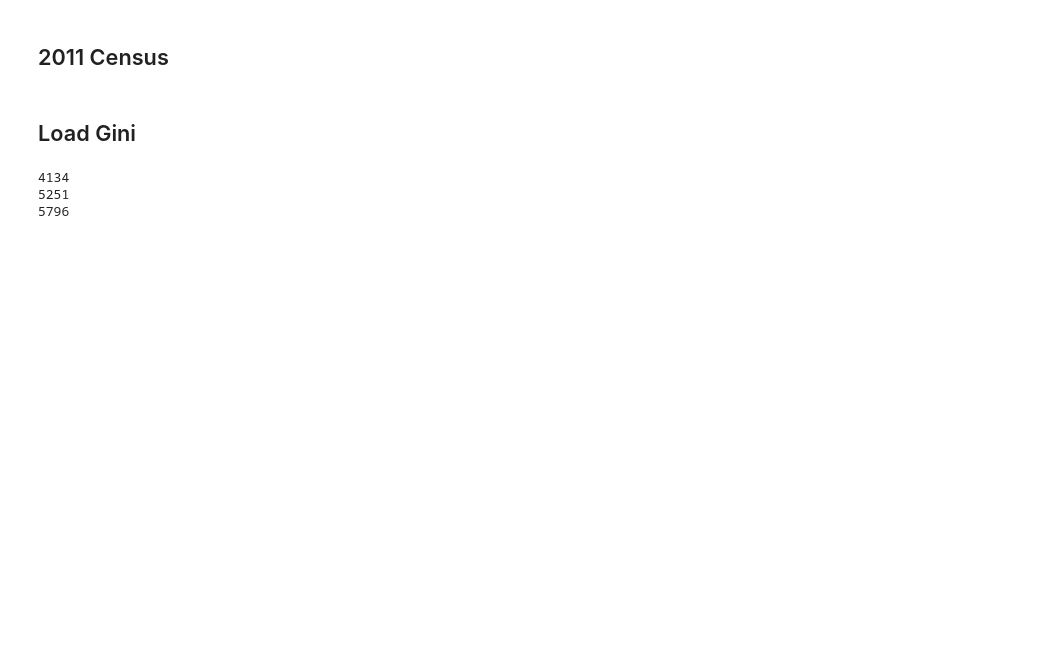
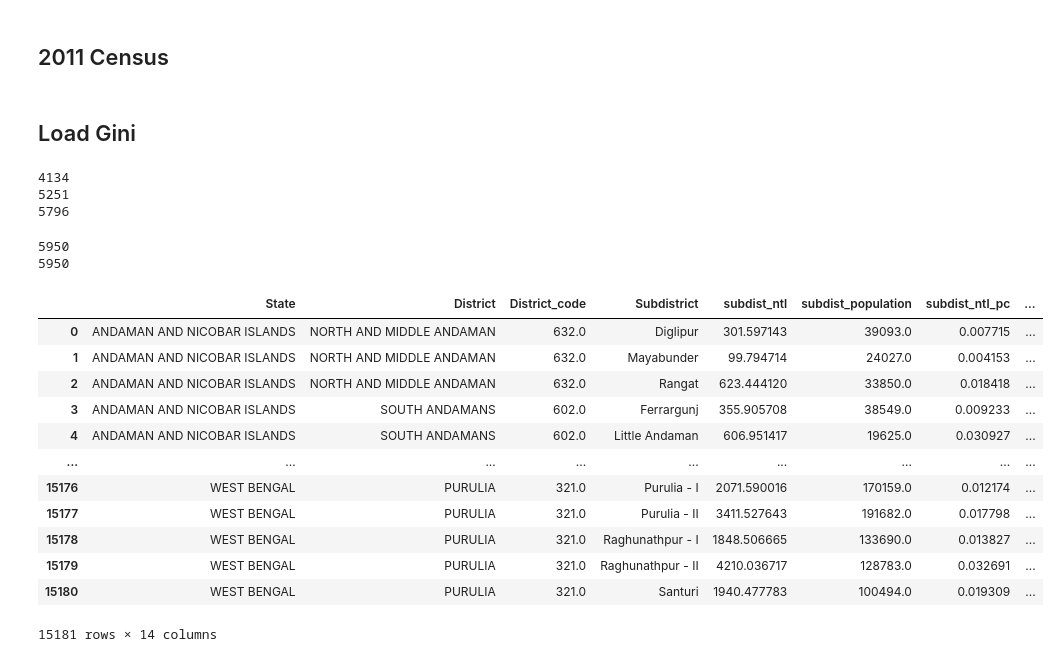
Before and after one commit to SaiSiddhardhaKalla/Master_Thesis, a Jupyter notebook: 13_Gini_State.ipynb, the cells around one changed output. Saved outputs shown, nothing was run; the diff lists cells and outputs as text; code cells hidden in the pictures; blank space fills up the shorter version.

```diff
--- a/13_Gini_State.ipynb
+++ b/13_Gini_State.ipynb
@@ -48,3 +48,31 @@ print(len(df20b))
 4134
 5251
 5796
+# %%
+mer1 = pd.merge(df20b,df17b,on=['Subdistrict','District','State'],how='outer')
+print(len(mer1))
+mer2 = pd.merge(mer1,df12b,on=['Subdistrict','District','State'],how='outer')
+print(len(mer2))
+
+df12['year'] = 2012
+df17['year'] = 2017
+df20['year'] = 2020
+
+con2 = pd.concat([df12,df17, df20], ignore_index=True)
+con2
+# %% [output]
+5950
+5950
+|  | State | District | District_code | Subdistrict | subdist_ntl | subdist_population | subdist_ntl_pc | ... |
+| 0 | ANDAMAN AND NICOBAR ISLANDS | NORTH AND MIDDLE ANDAMAN | 632.0 | Diglipur | 301.597143 | 39093.0 | 0.007715 | ... |
+| 1 | ANDAMAN AND NICOBAR ISLANDS | NORTH AND MIDDLE ANDAMAN | 632.0 | Mayabunder | 99.794714 | 24027.0 | 0.004153 | ... |
+| 2 | ANDAMAN AND NICOBAR ISLANDS | NORTH AND MIDDLE ANDAMAN | 632.0 | Rangat | 623.444120 | 33850.0 | 0.018418 | ... |
+| 3 | ANDAMAN AND NICOBAR ISLANDS | SOUTH ANDAMANS | 602.0 | Ferrargunj | 355.905708 | 38549.0 | 0.009233 | ... |
+| 4 | ANDAMAN AND NICOBAR ISLANDS | SOUTH ANDAMANS | 602.0 | Little Andaman | 606.951417 | 19625.0 | 0.030927 | ... |
+| ... | ... | ... | ... | ... | ... | ... | ... | ... |
+| 15176 | WEST BENGAL | PURULIA | 321.0 | Purulia - I | 2071.590016 | 170159.0 | 0.012174 | ... |
+| 15177 | WEST BENGAL | PURULIA | 321.0 | Purulia - II | 3411.527643 | 191682.0 | 0.017798 | ... |
+| 15178 | WEST BENGAL | PURULIA | 321.0 | Raghunathpur - I | 1848.506665 | 133690.0 | 0.013827 | ... |
+| 15179 | WEST BENGAL | PURULIA | 321.0 | Raghunathpur - II | 4210.036717 | 128783.0 | 0.032691 | ... |
+| 15180 | WEST BENGAL | PURULIA | 321.0 | Santuri | 1940.477783 | 100494.0 | 0.019309 | ... |
+15181 rows × 14 columns
```
Also changed, not shown: parts of 3 cells of this notebook.
